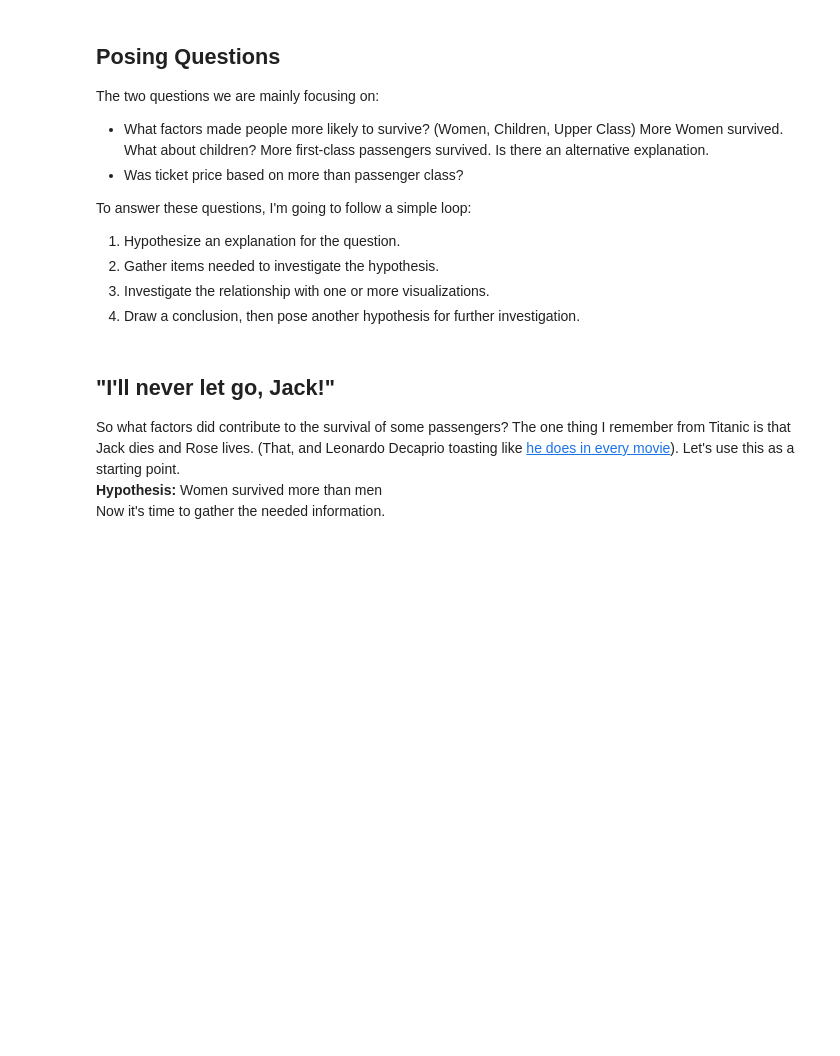
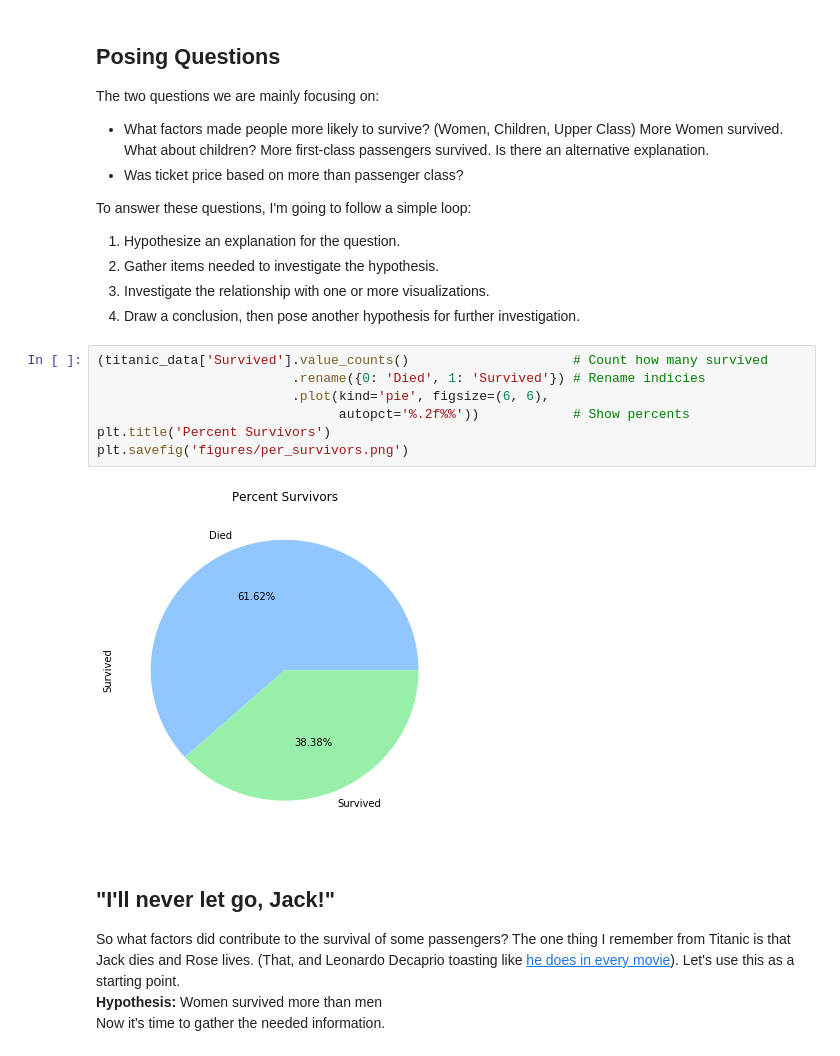
Before and after one commit to ppkn/udacity-titanic, a Jupyter notebook: Analysis of Titanic Dataset.ipynb, the cells around one changed output. Drawn from its saved outputs; the diff is of its cells as text; blank space fills up the shorter version.

```diff
--- a/Analysis of Titanic Dataset.ipynb
+++ b/Analysis of Titanic Dataset.ipynb
@@ -28,6 +47,15 @@ To answer these questions, I'm going to follow a simple loop:
 2. Gather items needed to investigate the hypothesis.
 3. Investigate the relationship with one or more visualizations.
 4. Draw a conclusion, then pose another hypothesis for further investigation.
+# %%
+(titanic_data['Survived'].value_counts()                     # Count how many survived
+                         .rename({0: 'Died', 1: 'Survived'}) # Rename indicies
+                         .plot(kind='pie', figsize=(6, 6),
+                               autopct='%.2f%%'))            # Show percents
+plt.title('Percent Survivors')
+plt.savefig('figures/per_survivors.png')
+# %% [output]
+[figure, added]
 # %% [markdown]
 ## "I'll never let go, Jack!"
 
```
Also changed, not shown: parts of 37 cells of this notebook, 11 other files.
